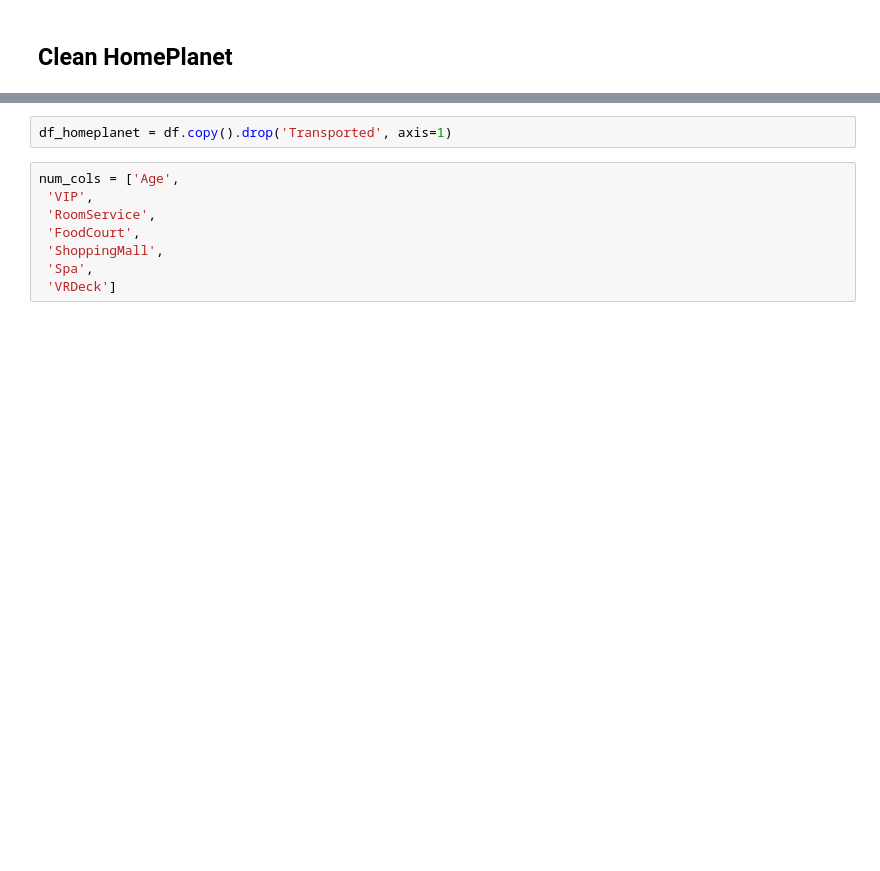
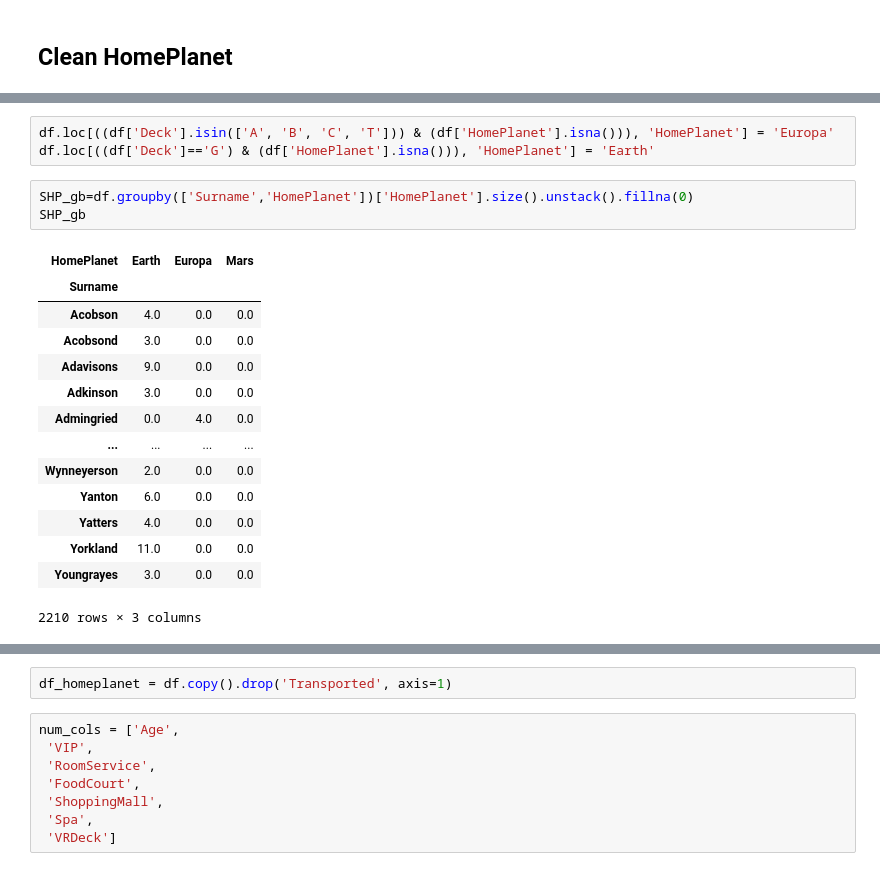
Before and after one commit to ezishr/spaceship-titanic, a Jupyter notebook: eda.ipynb, the cells around one changed output, grey strips where cells are left out. Cells and saved outputs as stored; diff of their text form; blank space fills up the shorter version.

```diff
--- a/eda.ipynb
+++ b/eda.ipynb
@@ -470,0 +485,21 @@ NameError: name 'X_train' is not defined
+# %%
+df.loc[((df['Deck'].isin(['A', 'B', 'C', 'T'])) & (df['HomePlanet'].isna())), 'HomePlanet'] = 'Europa'
+df.loc[((df['Deck']=='G') & (df['HomePlanet'].isna())), 'HomePlanet'] = 'Earth'
+# %%
+SHP_gb=df.groupby(['Surname','HomePlanet'])['HomePlanet'].size().unstack().fillna(0)
+SHP_gb
+# %% [output]
+| HomePlanet | Earth | Europa | Mars |
+| Surname |  |  |  |
+| Acobson | 4.0 | 0.0 | 0.0 |
+| Acobsond | 3.0 | 0.0 | 0.0 |
+| Adavisons | 9.0 | 0.0 | 0.0 |
+| Adkinson | 3.0 | 0.0 | 0.0 |
+| Admingried | 0.0 | 4.0 | 0.0 |
+| ... | ... | ... | ... |
+| Wynneyerson | 2.0 | 0.0 | 0.0 |
+| Yanton | 6.0 | 0.0 | 0.0 |
+| Yatters | 4.0 | 0.0 | 0.0 |
+| Yorkland | 11.0 | 0.0 | 0.0 |
+| Youngrayes | 3.0 | 0.0 | 0.0 |
+2210 rows × 3 columns
```
Also changed, not shown: parts of 38 cells of this notebook, 1 other file.
